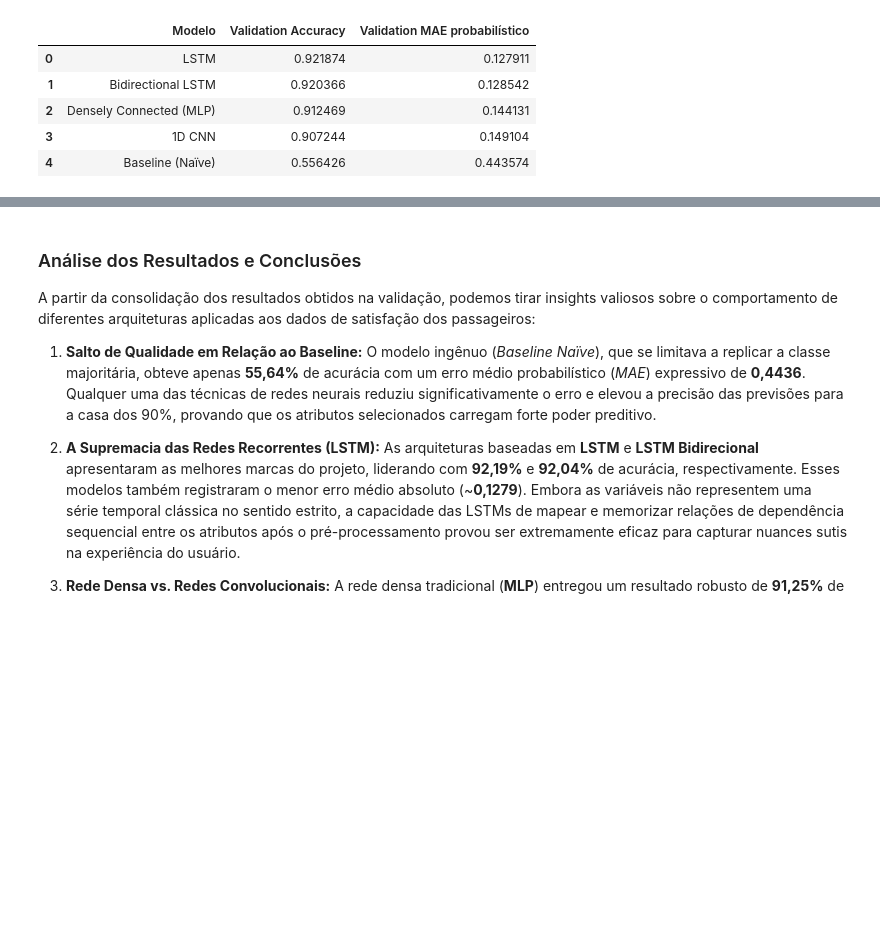
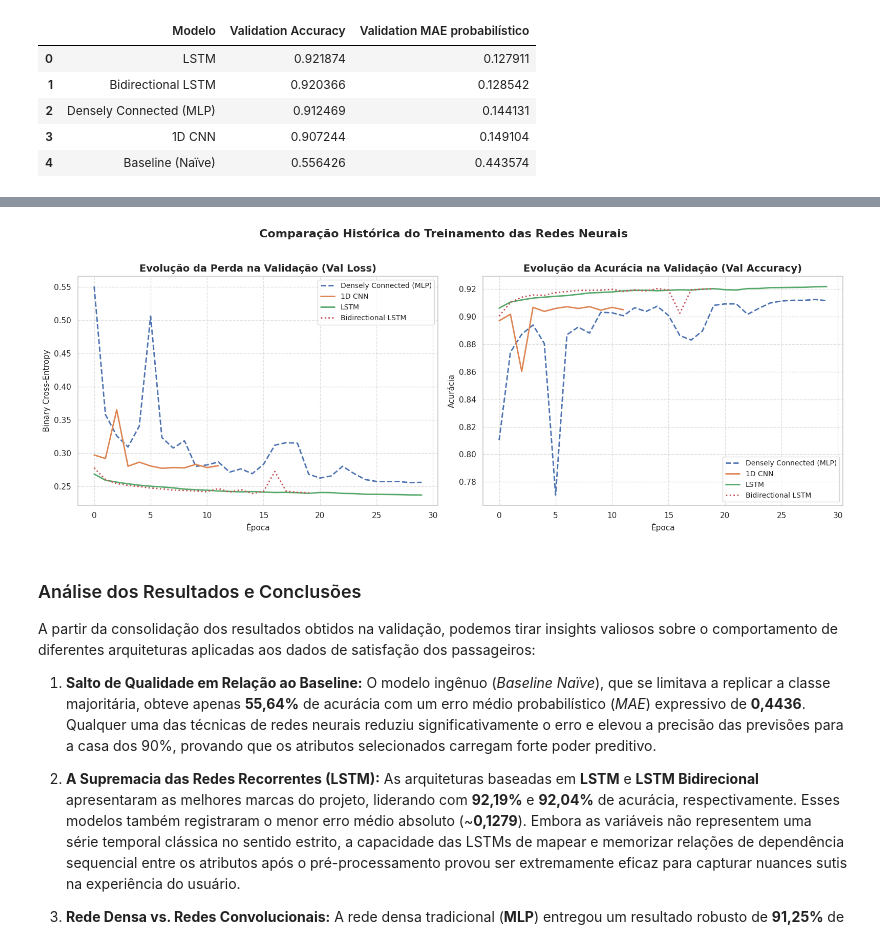
Before and after one commit to rraidero/ifes-mestrado, a Jupyter notebook: Laboratório_Forecasting.ipynb, the cells around one changed output, grey strips where cells are left out. Cells and saved outputs as stored; diff of their text form; code cells hidden in the pictures; blank space fills up the shorter version.

```diff
--- a/Laboratório_Forecasting.ipynb
+++ b/Laboratório_Forecasting.ipynb
@@ -1225,3 +1268,38 @@ display(
+# %%
+import matplotlib.pyplot as plt
+
+# Criando a figura com dois subplots (Perda e Acurácia de Validação)
+fig, axes = plt.subplots(1, 2, figsize=(16, 6))
+
+# 1. Gráfico de Evolução da Perda de Validação (Validation Loss)
+axes[0].plot(history.history['val_loss'], label='Densely Connected (MLP)', color='#4c72b0', linewidth=2, linestyle='--')
+axes[0].plot(history_cnn.history['val_loss'], label='1D CNN', color='#dd8452', linewidth=2)
+axes[0].plot(history_rnn.history['val_loss'], label='LSTM', color='#55a868', linewidth=2)
+axes[0].plot(history_bilstm.history['val_loss'], label='Bidirectional LSTM', color='#c44e52', linewidth=2, linestyle=':')
+
+axes[0].set_title('Evolução da Perda na Validação (Val Loss)', fontsize=14, fontweight='bold')
+axes[0].set_xlabel('Época', fontsize=11)
+axes[0].set_ylabel('Binary Cross-Entropy', fontsize=11)
+axes[0].grid(True, linestyle='--', alpha=0.6)
+axes[0].legend(fontsize=10)
+
+# 2. Gráfico de Evolução da Acurácia de Validação (Validation Accuracy)
+axes[1].plot(history.history['val_accuracy'], label='Densely Connected (MLP)', color='#4c72b0', linewidth=2, linestyle='--')
+axes[1].plot(history_cnn.history['val_accuracy'], label='1D CNN', color='#dd8452', linewidth=2)
+axes[1].plot(history_rnn.history['val_accuracy'], label='LSTM', color='#55a868', linewidth=2)
+axes[1].plot(history_bilstm.history['val_accuracy'], label='Bidirectional LSTM', color='#c44e52', linewidth=2, linestyle=':')
+
+axes[1].set_title('Evolução da Acurácia na Validação (Val Accuracy)', fontsize=14, fontweight='bold')
+axes[1].set_xlabel('Época', fontsize=11)
+axes[1].set_ylabel('Acurácia', fontsize=11)
+axes[1].grid(True, linestyle='--', alpha=0.6)
+axes[1].legend(fontsize=10)
+
+plt.suptitle('Comparação Histórica do Treinamento das Redes Neurais', fontsize=16, fontweight='bold', y=1.02)
+plt.tight_layout()
+plt.show()
+# %% [output]
+[figure, added]
 # %% [markdown]
 ### Análise dos Resultados e Conclusões
 
```
Also changed, not shown: parts of 1 cell of this notebook.
